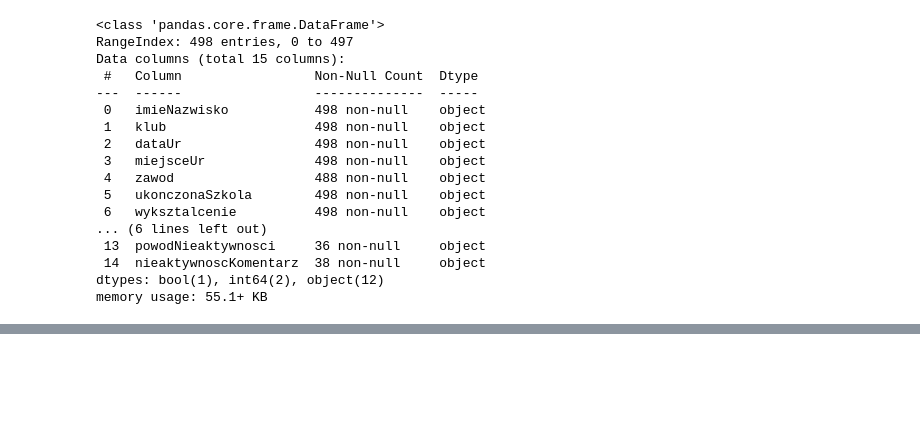
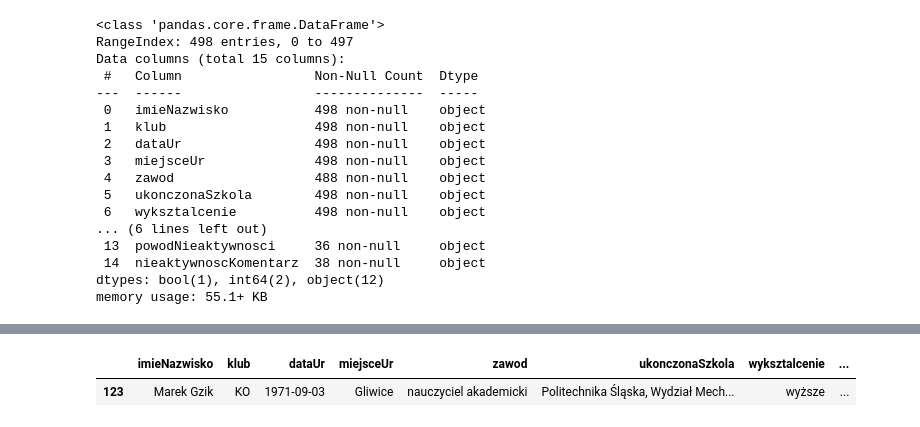
Before and after one commit to stawarzkrzysztof/textMiningLingwistykaSejmowa, a Jupyter notebook: 2dataPreprocessing/dataPreprocessing.ipynb, the cells around one changed output, grey strips where cells are left out. Drawn from its saved outputs; the diff is of its cells as text; code cells hidden in the pictures; blank space fills up the shorter version.

```diff
--- a/2dataPreprocessing/dataPreprocessing.ipynb
+++ b/2dataPreprocessing/dataPreprocessing.ipynb
@@ -512,0 +523,7 @@ Uniwersytet Łódzki, Wydział Filologiczny, Filologia Polska (1989)
+# %%
+mpsClean["liczbaStudiowPodyplomowych"] = (
+    mpsClean["ukonczonaSzkola"]
+      .fillna("")
+      .str.count(r"(?i)studia\s+podyplomowe")
+      .astype(int)
+)
@@ -512,0 +559,5 @@ Uniwersytet Łódzki, Wydział Filologiczny, Filologia Polska (1989)
+# %%
+mpsClean[mpsClean.najwyzszyStopienNaukowy=="profesor nauk technicznych"]
+# %% [output]
+|  | imieNazwisko | klub | dataUr | miejsceUr | zawod | ukonczonaSzkola | wyksztalcenie | ... |
+| 123 | Marek Gzik | KO | 1971-09-03 | Gliwice | nauczyciel akademicki | Politechnika Śląska, Wydział Mech... | wyższe | ... |
```
Also changed, not shown: parts of 10 cells of this notebook, 1 other file.
